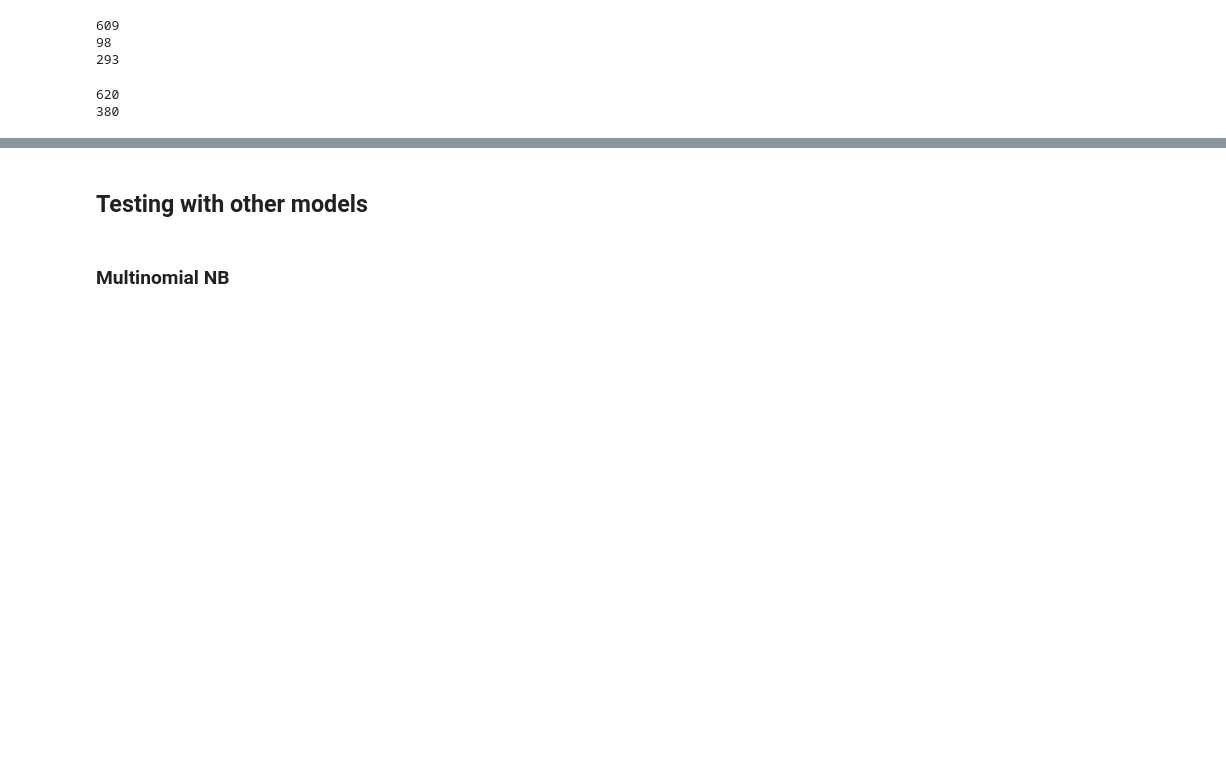
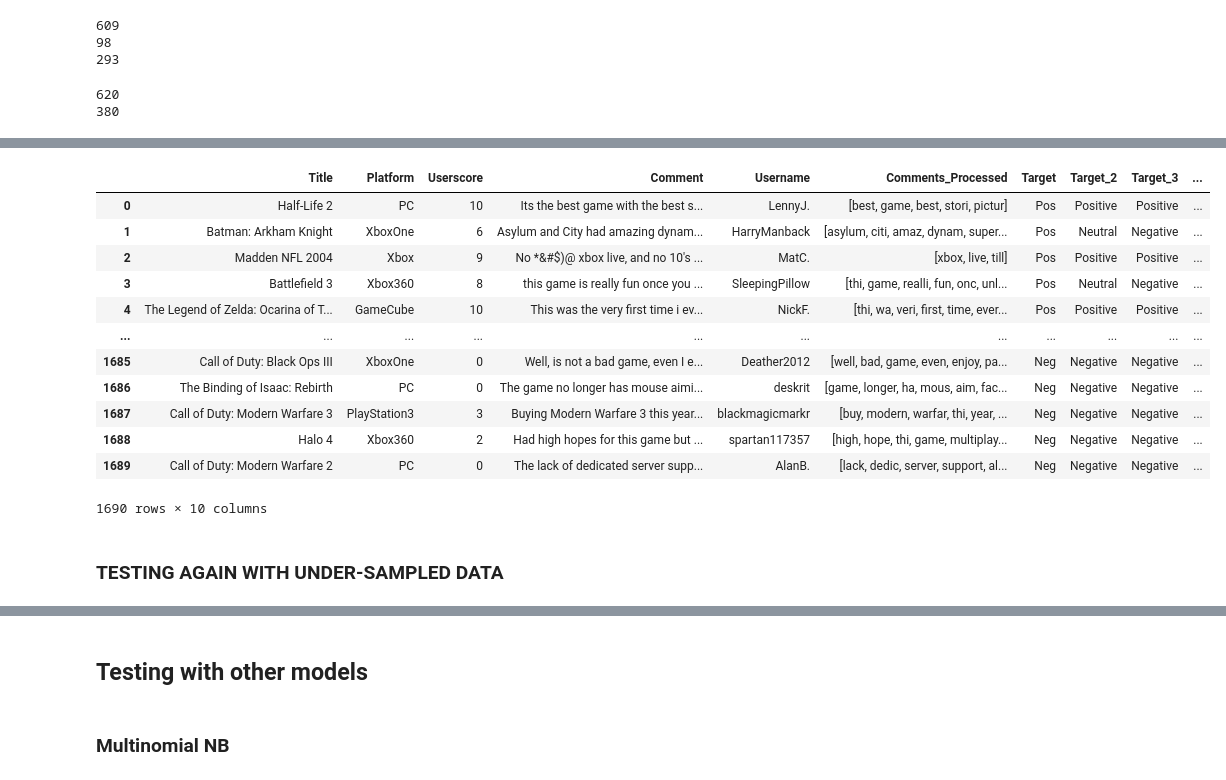
Before and after one commit to ta-data-lis/final-project, a Jupyter notebook: your-project/Part 3 - NLTK + Scikit-Learn Integration.ipynb, the cells around one changed output, grey strips where cells are left out. Drawn from its saved outputs; the diff is of its cells as text; code cells hidden in the pictures; blank space fills up the shorter version.

```diff
--- a/your-project/Part 3 - NLTK + Scikit-Learn Integration.ipynb
+++ b/your-project/Part 3 - NLTK + Scikit-Learn Integration.ipynb
@@ -342,0 +403,18 @@ print(pred_list_3.count('Negative'))  # 380
+# %%
+df_under_1#['Target'].value_counts()
+# %% [output]
+|  | Title | Platform | Userscore | Comment | Username | Comments_Processed | Target | Target_2 | Target_3 | ... |
+| 0 | Half-Life 2 | PC | 10 | Its the best game with the best s... | LennyJ. | [best, game, best, stori, pictur] | Pos | Positive | Positive | ... |
+| 1 | Batman: Arkham Knight | XboxOne | 6 | Asylum and City had amazing dynam... | HarryManback | [asylum, citi, amaz, dynam, super... | Pos | Neutral | Negative | ... |
+| 2 | Madden NFL 2004 | Xbox | 9 | No *&#$)@ xbox live, and no 10's ... | MatC. | [xbox, live, till] | Pos | Positive | Positive | ... |
+| 3 | Battlefield 3 | Xbox360 | 8 | this game is really fun once you ... | SleepingPillow | [thi, game, realli, fun, onc, unl... | Pos | Neutral | Negative | ... |
+| 4 | The Legend of Zelda: Ocarina of T... | GameCube | 10 | This was the very first time i ev... | NickF. | [thi, wa, veri, first, time, ever... | Pos | Positive | Positive | ... |
+| ... | ... | ... | ... | ... | ... | ... | ... | ... | ... | ... |
+| 1685 | Call of Duty: Black Ops III | XboxOne | 0 | Well, is not a bad game, even I e... | Deather2012 | [well, bad, game, even, enjoy, pa... | Neg | Negative | Negative | ... |
+| 1686 | The Binding of Isaac: Rebirth | PC | 0 | The game no longer has mouse aimi... | deskrit | [game, longer, ha, mous, aim, fac... | Neg | Negative | Negative | ... |
+| 1687 | Call of Duty: Modern Warfare 3 | PlayStation3 | 3 | Buying Modern Warfare 3 this year... | blackmagicmarkr | [buy, modern, warfar, thi, year, ... | Neg | Negative | Negative | ... |
+| 1688 | Halo 4 | Xbox360 | 2 | Had high hopes for this game but ... | spartan117357 | [high, hope, thi, game, multiplay... | Neg | Negative | Negative | ... |
+| 1689 | Call of Duty: Modern Warfare 2 | PC | 0 | The lack of dedicated server supp... | AlanB. | [lack, dedic, server, support, al... | Neg | Negative | Negative | ... |
+1690 rows × 10 columns
+# %% [markdown]
+### TESTING AGAIN WITH UNDER-SAMPLED DATA
```
Also changed, not shown: parts of 17 cells of this notebook.
